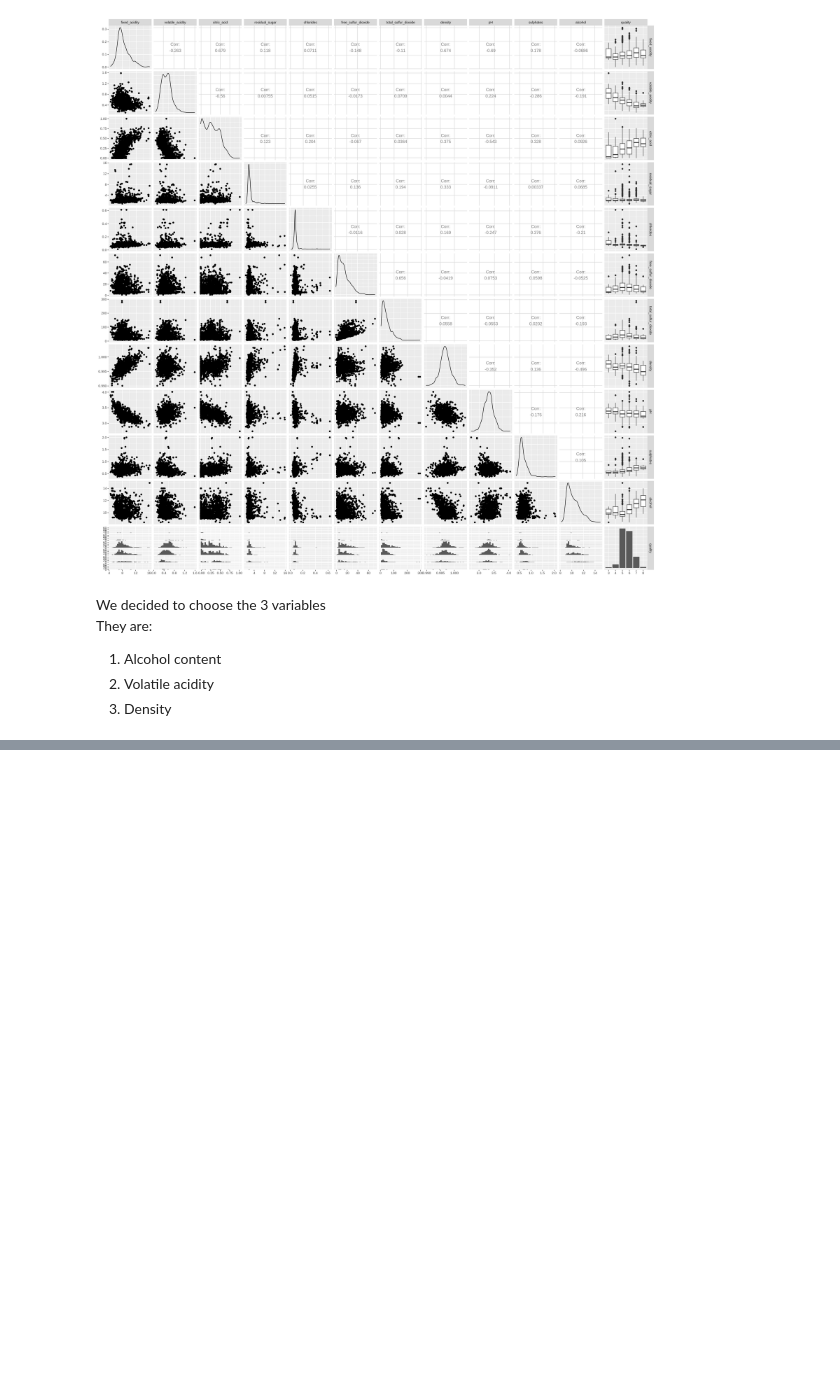
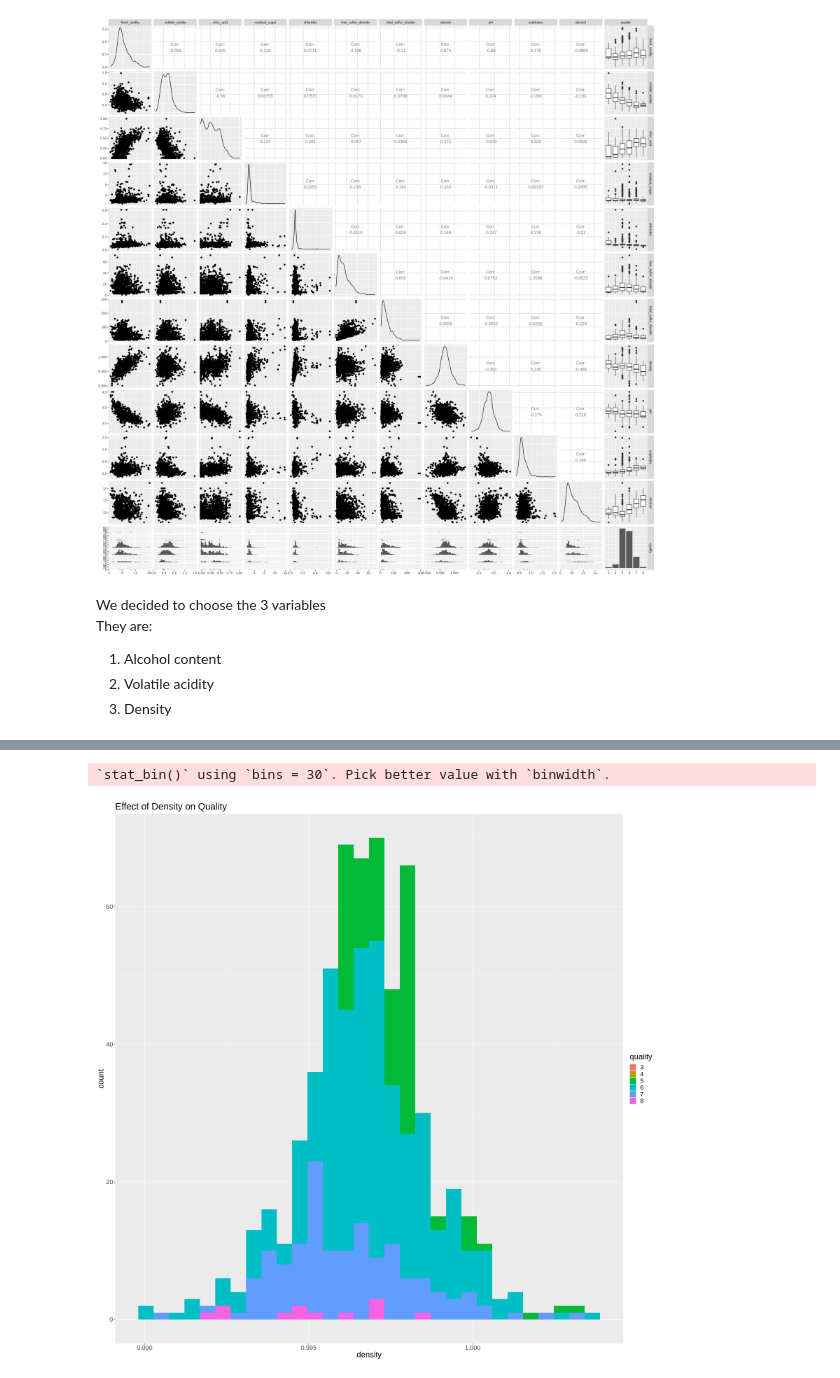
Before and after one commit to owen-smlth/dsci100group44, a Jupyter notebook: groupprojectproposal.ipynb, the cells around one changed output, grey strips where cells are left out. Saved outputs shown, nothing was run; the diff lists cells and outputs as text; code cells hidden in the pictures; blank space fills up the shorter version.

```diff
--- a/groupprojectproposal.ipynb
+++ b/groupprojectproposal.ipynb
@@ -143,0 +156,11 @@ How does quality affect the popularity of certain kinds of wine?
+# %%
+set.seed(20)
+visualization_two <- ggplot(wine_train, aes(x = density, fill = quality))+
+    geom_histogram(position = "identity")+
+    xlab("density")+
+    theme(text = element_text(size = 20))+
+    ggtitle("Effect of Density on Quality")
+visualization_two
+# %% [output]
+`stat_bin()` using `bins = 30`. Pick better value with `binwidth`.
+[figure, added]
```
Also changed, not shown: parts of 16 cells of this notebook.
